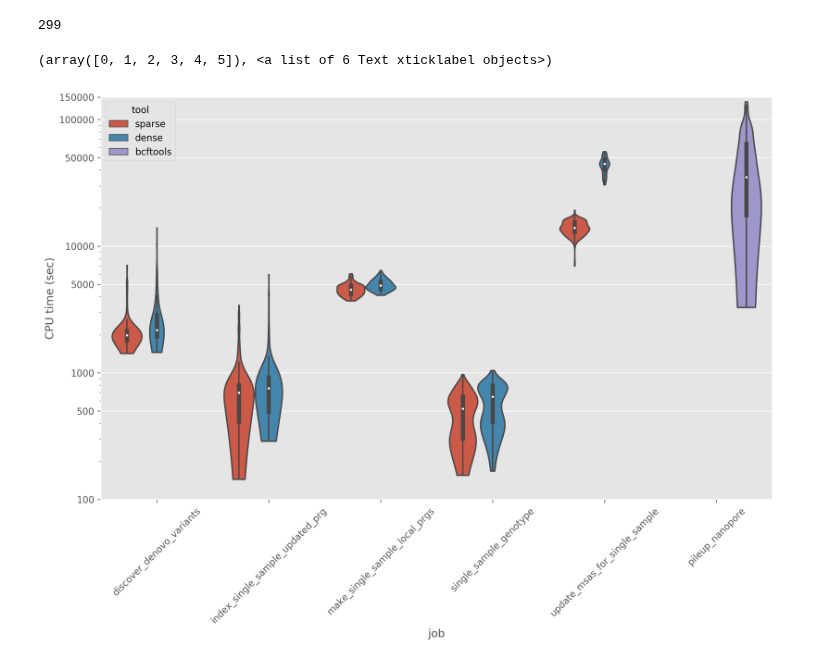
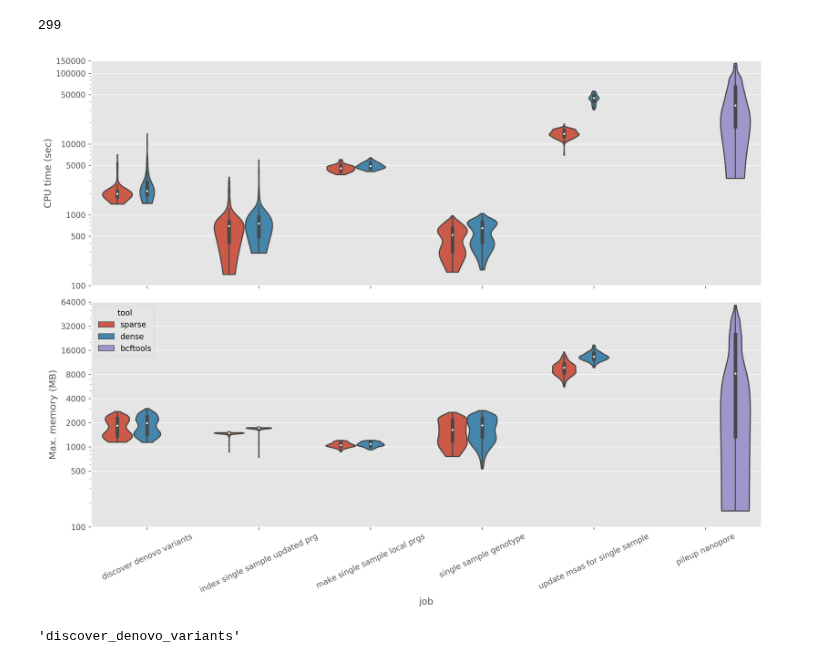
Before and after one commit to mbhall88/head_to_head_pipeline, a Jupyter notebook: analysis/thesis/notebooks/runtimes.ipynb, the cells around one changed output. Cells and saved outputs as stored; diff of their text form; code cells hidden in the pictures.

```diff
--- a/analysis/thesis/notebooks/runtimes.ipynb
+++ b/analysis/thesis/notebooks/runtimes.ipynb
@@ -123,19 +121,38 @@ for tool in ["bcftools"]:
 # %%
 df = pd.DataFrame(data, columns=["job", "sample", "tool", "time", "memory"])
 # %%
-fig, ax = plt.subplots(figsize=(13, 8), dpi=300)
+fig, axes = plt.subplots(figsize=(13, 10), dpi=300, nrows=2, sharex=True)
+ax = axes.flatten()[0]
 x = "job"
 y = "time"
 hue = "tool"
 sns.violinplot(data=df, x=x, y=y, hue=hue, ax=ax, cut=0)
 # sns.stripplot(data=df, x=x, y=y, hue=hue, ax=ax, dodge=True)
 ax.set(yscale="log")
 log_ticks = [100, 500, 1_000, 5_000, 10_000, 50_000, 100_000, 150_000]
 ylim = (log_ticks[0], log_ticks[-1])
 ax.set(yticks=log_ticks, ylim=ylim)
-ax.set(xlabel=x, ylabel="CPU time (sec)")
+ax.set(ylabel="CPU time (sec)", xlabel="")
 _ = ax.set_yticklabels(log_ticks)
-plt.xticks(rotation=45)
+ax.get_legend().remove()
+
+ax = axes.flatten()[1]
+x = "job"
+y = "memory"
+hue = "tool"
+sns.violinplot(data=df, x=x, y=y, hue=hue, ax=ax, cut=0)
+# sns.stripplot(data=df, x=x, y=y, hue=hue, ax=ax, dodge=True)
+ax.set(yscale="log")
+log_ticks = [100, 500, 1_000, 2_000, 4_000, 8_000, 16_000, 32_000, 64_000]
+ylim = (log_ticks[0], log_ticks[-1])
+ax.set(yticks=log_ticks, ylim=ylim)
+ax.set(xlabel=x, ylabel="Max. memory (MB)")
+
+_ = ax.set_yticklabels(log_ticks)
+xticklabels = [lab.get_text().replace("_", " ") for lab in ax.get_xticklabels()]
+ax.set_xticklabels(xticklabels)
+
+_ = plt.xticks(rotation=25)
+fig.tight_layout()
 # %% [output]
-(array([0, 1, 2, 3, 4, 5]), <a list of 6 Text xticklabel objects>)
-[figure, old version]
+[figure, new version]
@@ -142,2 +161,6 @@ plt.xticks(rotation=45)
+# %%
+lab.get_text()
+# %% [output]
+'discover_denovo_variants'
 # %%
 fig.savefig("cpu_time.png")
```
Also changed, not shown: parts of 4 cells of this notebook, 1 other file.
